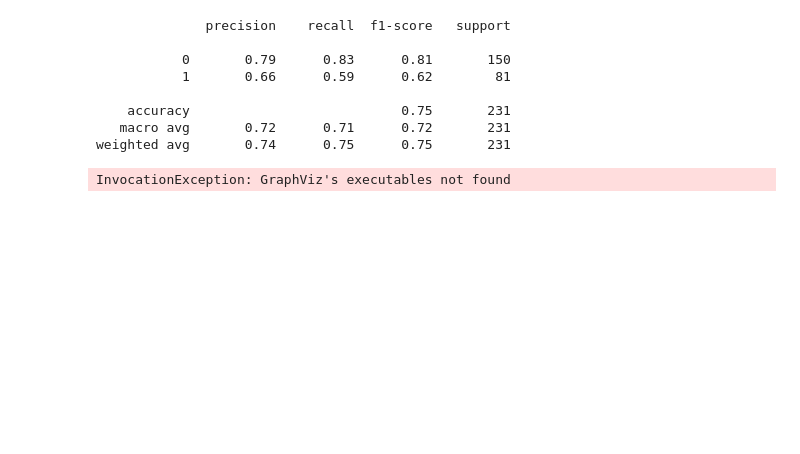
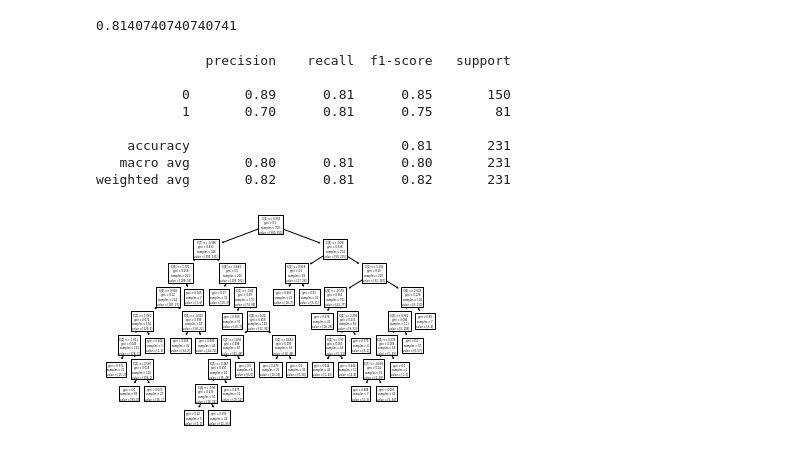
Before and after one commit to jmort16/week_16, a Jupyter notebook: wk_16_in_class.ipynb, the cells around one changed output. Drawn from its saved outputs; the diff is of its cells as text; code cells hidden in the pictures; blank space fills up the shorter version.

```diff
--- a/wk_16_in_class.ipynb
+++ b/wk_16_in_class.ipynb
@@ -25,40 +72,44 @@ diabetes_df.head()
 # %%
-from sklearn.model_selection import train_test_split
-from sklearn.preprocessing import StandardScaler
-
+# Define variables
 X = diabetes_df.drop('Outcome', axis=1)
 y = diabetes_df['Outcome']
 
 # Split into training and test set
-X_train, X_test, y_train, y_test = train_test_split(X, y, test_size = 0.3, random_state=42, stratify=y)
+X_train, X_test, y_train, y_test = train_test_split(X,y, test_size=0.3, random_state=42, stratify=y)
 
 #Standardize
-sc= StandardScaler()
-X_train=sc.fit_transform(X_train)
-X_test=sc.fit_transform(X_test)
+sc = StandardScaler()
+X_train_scaler = sc.fit_transform(X_train)
+X_test_scaler = sc.fit_transform(X_test)
+
+# Resampling
+oversample = SMOTE (random_state = 42)
+X_resampled, y_resampled = oversample.fit_resample(X_train_scaler, y_train)
+
+# Decision Tree classifier
+model = tree.DecisionTreeClassifier(max_depth = 8, min_samples_split=50, random_state=42)
+
+# Train  model using resampled data
+model = model.fit(X_resampled, y_resampled)
+y_pred = model.predict(X_test_scaler)
+balanced_accuracy_score(y_test, y_pred)
+# %% [output]
+0.8140740740740741
-# %%
-# decision tree classifier
-#deep and complex trees tend to overfit, so we want to generalize and have
-#reasonably simple trees as much as possible
-model = tree.DecisionTreeClassifier(max_depth = 8,random_state=42)
-# %%
-model = model.fit(X_train, y_train)
-y_pred = model.predict(X_test)
 # %%
 print(classification_report(y_test, y_pred))
 # %% [output]
               precision    recall  f1-score   support
 
-           0       0.79      0.83      0.81       150
-           1       0.66      0.59      0.62        81
+           0       0.89      0.81      0.85       150
+           1       0.70      0.81      0.75        81
 
-    accuracy                           0.75       231
-   macro avg       0.72      0.71      0.72       231
-weighted avg       0.74      0.75      0.75       231
+    accuracy                           0.81       231
+   macro avg       0.80      0.81      0.80       231
+weighted avg       0.82      0.81      0.82       231
-# %%
-dot_data = tree.export_graphviz(
-                model, feature_names = X.columns, class_names=["0","1"])
-graph = pydotplus.graph_from_dot_data(dot_data)
-Image(graph.create_png())
-# %% [output]
-InvocationException: GraphViz's executables not found
+# %%
+# Display Decision Tree
+tree.plot_tree(model)
+plt.savefig("tree.svg")
+plt.show()
+# %% [output]
+[figure, added]
```
Also changed, not shown: parts of 12 cells of this notebook, 1 other file.
